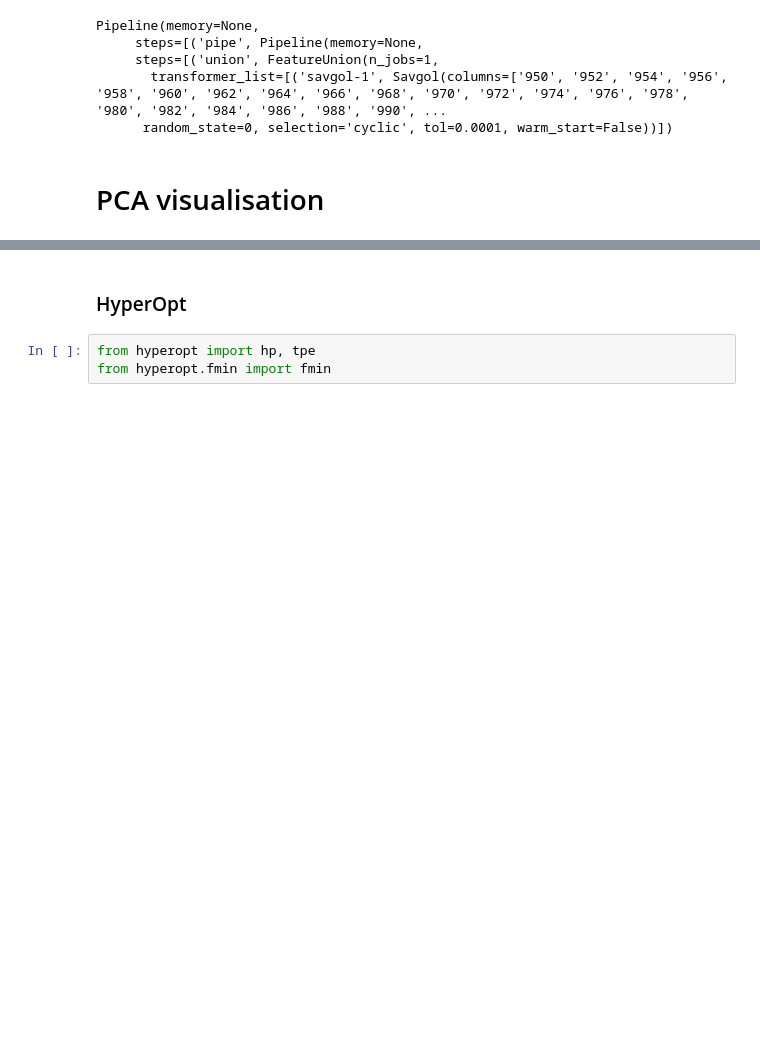
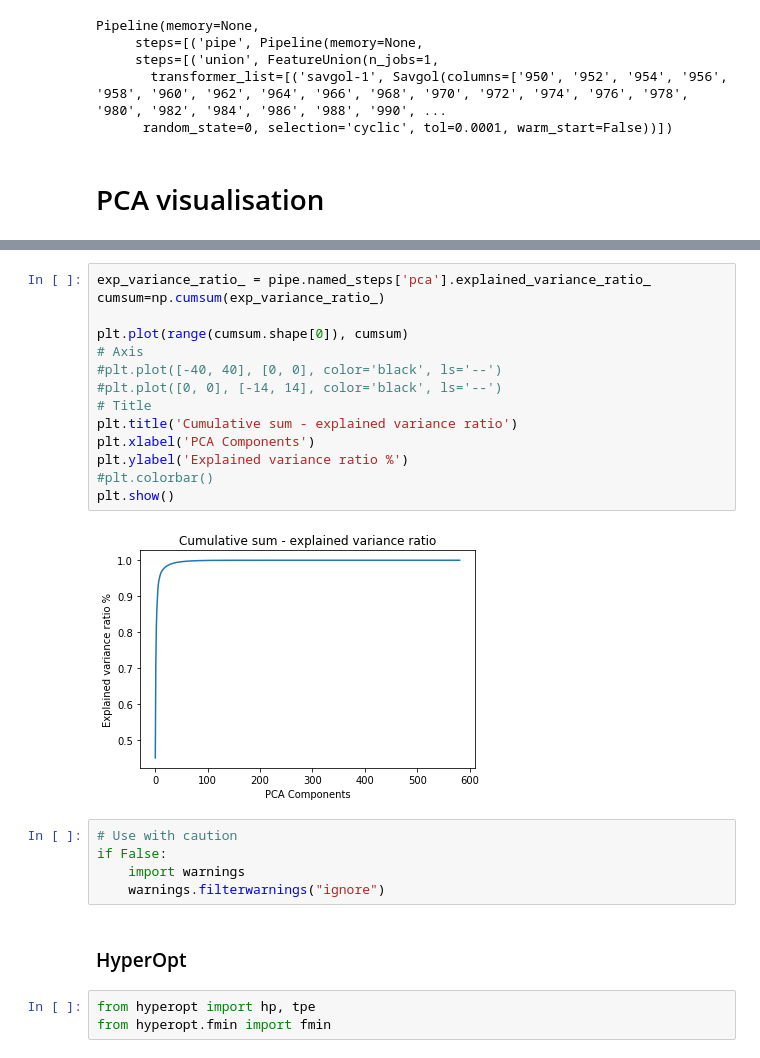
Before and after one commit to rudloffl/article-peas-nirs, a Jupyter notebook: notebooks/B3 - regression 1rst and 2nd d.ipynb, the cells around one changed output, grey strips where cells are left out. Cells and saved outputs as stored; diff of their text form; blank space fills up the shorter version.

```diff
--- a/notebooks/B3 - regression 1rst and 2nd d.ipynb
+++ b/notebooks/B3 - regression 1rst and 2nd d.ipynb
@@ -315,3 +315,24 @@ plt.show()
+# %%
+exp_variance_ratio_ = pipe.named_steps['pca'].explained_variance_ratio_
+cumsum=np.cumsum(exp_variance_ratio_)
+
+plt.plot(range(cumsum.shape[0]), cumsum)
+# Axis
+#plt.plot([-40, 40], [0, 0], color='black', ls='--')
+#plt.plot([0, 0], [-14, 14], color='black', ls='--')
+# Title
+plt.title('Cumulative sum - explained variance ratio')
+plt.xlabel('PCA Components')
+plt.ylabel('Explained variance ratio %')
+#plt.colorbar()
+plt.show()
+# %% [output]
+[figure, added]
+# %%
+# Use with caution
+if False:
+    import warnings
+    warnings.filterwarnings("ignore")
 # %% [markdown]
 ### HyperOpt
 # %%
```
Also changed, not shown: parts of 25 cells of this notebook, 1 other file.
